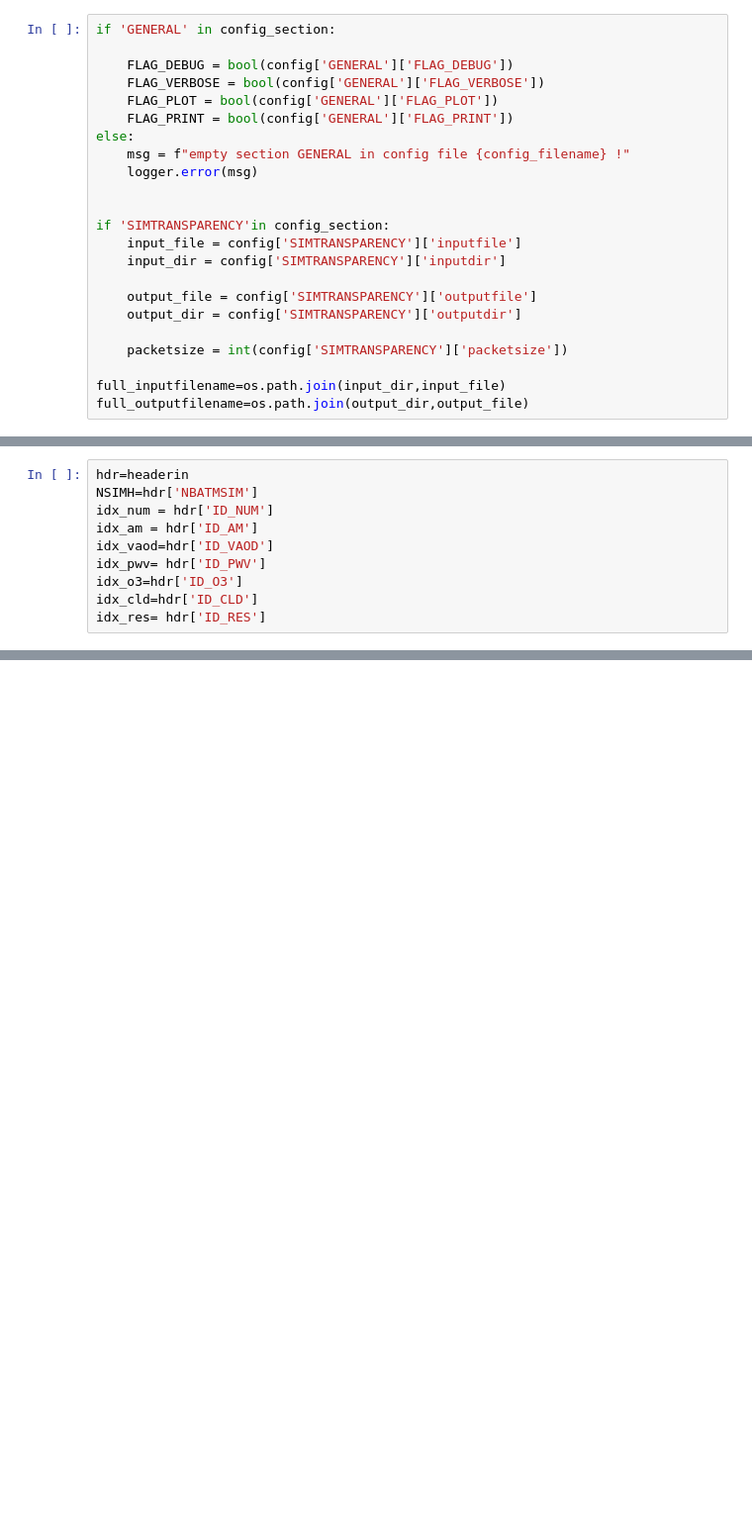
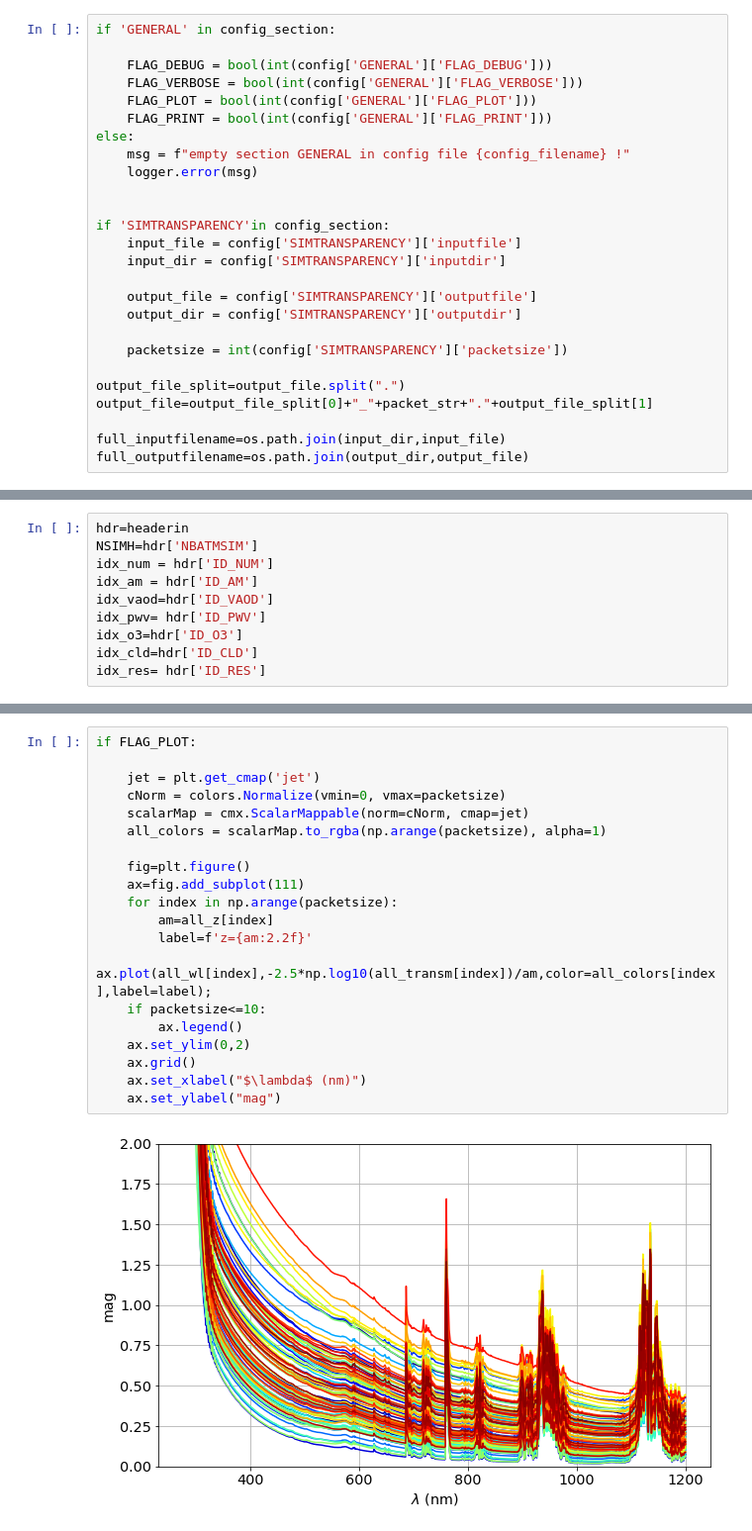
Before and after one commit to sylvielsstfr/PhotomCorrectAuxTel, a Jupyter notebook: tools/MakeAtmosphericTransparencyProd/simulateatmtransparency.ipynb, the cells around one changed output, grey strips where cells are left out. Shown at 99% size. Saved outputs shown, nothing was run; the diff lists cells and outputs as text; blank space fills up the shorter version.

```diff
--- a/tools/MakeAtmosphericTransparencyProd/simulateatmtransparency.ipynb
+++ b/tools/MakeAtmosphericTransparencyProd/simulateatmtransparency.ipynb
@@ -148,10 +154,10 @@ if len(config_section) == 0:
 # %%
 if 'GENERAL' in config_section:
 
-    FLAG_DEBUG = bool(config['GENERAL']['FLAG_DEBUG'])
-    FLAG_VERBOSE = bool(config['GENERAL']['FLAG_VERBOSE'])
-    FLAG_PLOT = bool(config['GENERAL']['FLAG_PLOT'])
-    FLAG_PRINT = bool(config['GENERAL']['FLAG_PRINT'])
+    FLAG_DEBUG = bool(int(config['GENERAL']['FLAG_DEBUG']))
+    FLAG_VERBOSE = bool(int(config['GENERAL']['FLAG_VERBOSE']))
+    FLAG_PLOT = bool(int(config['GENERAL']['FLAG_PLOT']))
+    FLAG_PRINT = bool(int(config['GENERAL']['FLAG_PRINT']))
 else:
     msg = f"empty section GENERAL in config file {config_filename} !"
     logger.error(msg)
@@ -166,6 +172,9 @@ if 'SIMTRANSPARENCY'in config_section:
 
     packetsize = int(config['SIMTRANSPARENCY']['packetsize'])
 
+output_file_split=output_file.split(".")
+output_file=output_file_split[0]+"_"+packet_str+"."+output_file_split[1]
+
 full_inputfilename=os.path.join(input_dir,input_file)
 full_outputfilename=os.path.join(output_dir,output_file)
 # %%
@@ -258,0 +306,22 @@ plt.plot(wl,atm)
+# %%
+if FLAG_PLOT:
+
+    jet = plt.get_cmap('jet')
+    cNorm = colors.Normalize(vmin=0, vmax=packetsize)
+    scalarMap = cmx.ScalarMappable(norm=cNorm, cmap=jet)
+    all_colors = scalarMap.to_rgba(np.arange(packetsize), alpha=1)
+
+    fig=plt.figure()
+    ax=fig.add_subplot(111)
+    for index in np.arange(packetsize):
+        am=all_z[index]
+        label=f'z={am:2.2f}'
+        ax.plot(all_wl[index],-2.5*np.log10(all_transm[index])/am,color=all_colors[index],label=label);
+    if packetsize<=10:
+        ax.legend()
+    ax.set_ylim(0,2)
+    ax.grid()
+    ax.set_xlabel("$\lambda$ (nm)")
+    ax.set_ylabel("mag")
+# %% [output]
+[figure, added]
```
Also changed, not shown: parts of 22 cells of this notebook, 3 other files.
